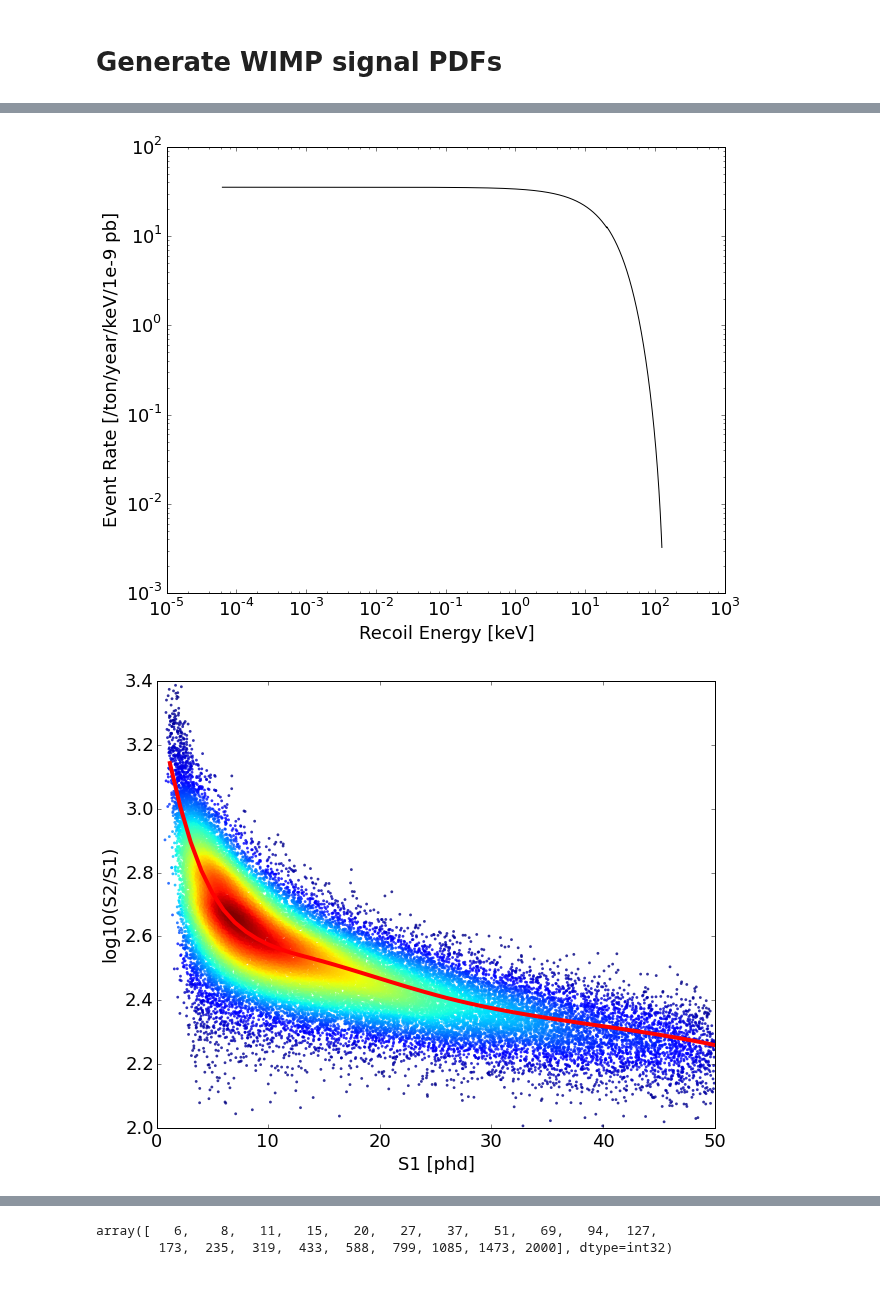
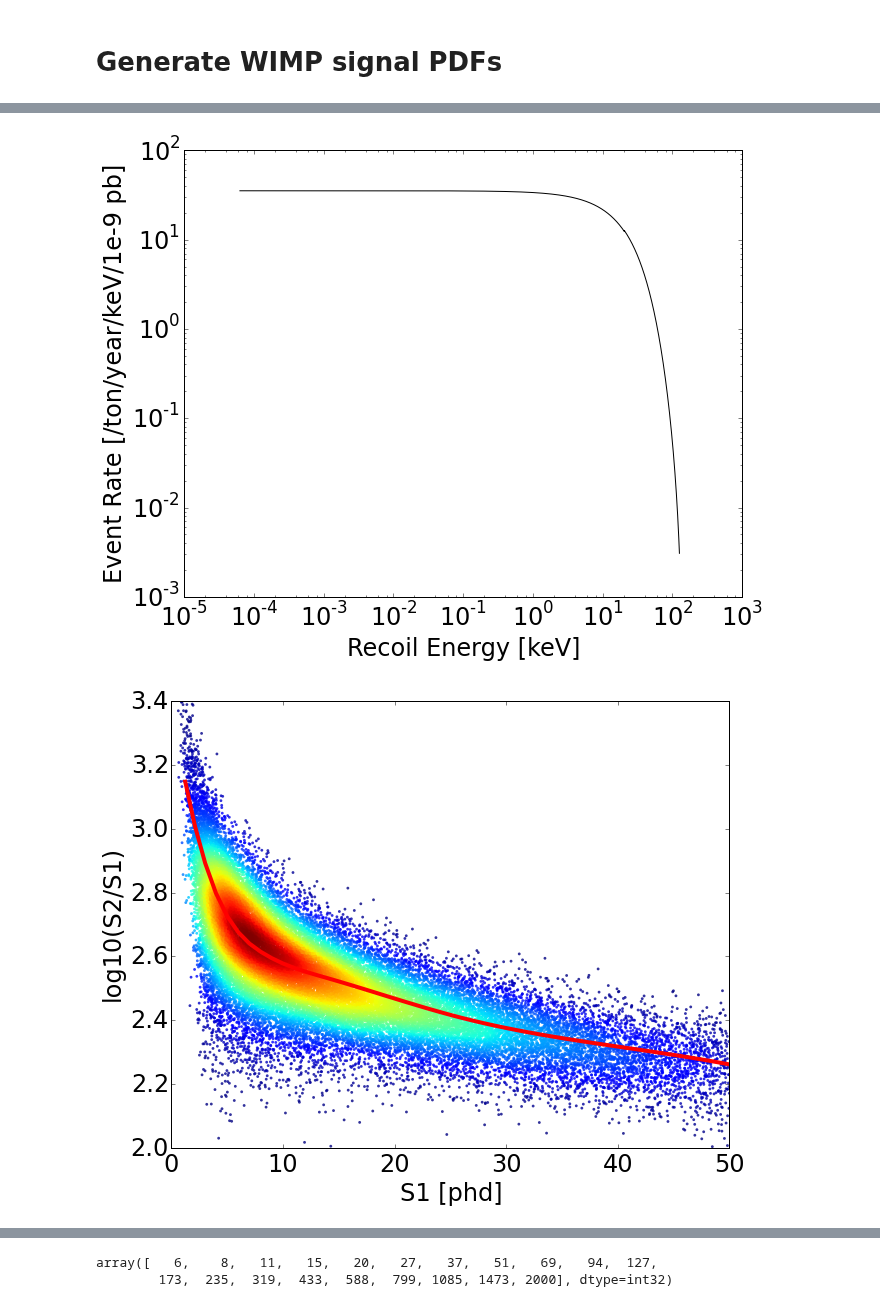
Before and after one commit to attdobi/iPyNb, a Jupyter notebook: PyNEST/PDF_visualizer.ipynb, the cells around one changed output, grey strips where cells are left out. Cells and saved outputs as stored; diff of their text form; code cells hidden in the pictures.

Commit message:
plot update

```diff
--- a/PyNEST/PDF_visualizer.ipynb
+++ b/PyNEST/PDF_visualizer.ipynb
@@ -53,7 +54,6 @@ plt.figure()
 scatterColor(S1_cut,log10(S2_cut/S1_cut))
 plt.xlabel('S1 [phd]')
 plt.ylabel('log10(S2/S1)')
-plt.rcParams.update({'font.size': 18})
 #plt.plot([S1_min,S1_min],[2,3.8],'-.m',linewidth=4)
 #plt.plot([S1_max,S1_max],[2,3.8],'-.m',linewidth=4)
 plot(S1_bin_cen_n,sNR(S1_bin_cen_n),'-r',linewidth=4)
@@ -86,7 +86,7 @@ plt.figure()
 scatterColor(S1_cut,log10(S2_cut/S1_cut))
 plt.xlabel('S1 [phd]')
 plt.ylabel('log10(S2/S1)')
-plt.rcParams.update({'font.size': 18})
+plt.rcParams.update({'font.size': 24})
 #plt.plot([S1_min,S1_min],[2,3.8],'-.m',linewidth=4)
 #plt.plot([S1_max,S1_max],[2,3.8],'-.m',linewidth=4)
 plot(S1_bin_cen_n,sNR(S1_bin_cen_n),'-r',linewidth=4)
@@ -119,7 +119,7 @@ plt.figure()
 scatterColor(S1_cut,log10(S2_cut/S1_cut))
 plt.xlabel('S1 [phd]')
 plt.ylabel('log10(S2/S1)')
-plt.rcParams.update({'font.size': 18})
+plt.rcParams.update({'font.size': 24})
 #plt.plot([S1_min,S1_min],[2,3.8],'-.m',linewidth=4)
 #plt.plot([S1_max,S1_max],[2,3.8],'-.m',linewidth=4)
 plot(S1_bin_cen_n,sNR(S1_bin_cen_n),'-r',linewidth=4)
@@ -151,7 +151,7 @@ plt.figure()
 scatterColor(S1_cut,log10(S2_cut/S1_cut))
 plt.xlabel('S1 [phd]')
 plt.ylabel('log10(S2/S1)')
-plt.rcParams.update({'font.size': 18})
+plt.rcParams.update({'font.size': 24})
 #plt.plot([S1_min,S1_min],[2,3.8],'-.m',linewidth=4)
 #plt.plot([S1_max,S1_max],[2,3.8],'-.m',linewidth=4)
 plot(S1_bin_cen_n,sNR(S1_bin_cen_n),'-r',linewidth=4)
@@ -361,7 +295,7 @@ c5
 nSim=1e4
 
 #Generate WIMPs
-for mWmp,nSim in zip(int32([10,25,50,100]),int32([2e5,8e4,5e4,2e4])):
+for mWmp,nSim in zip(int32([10,25,50,100]),int32([2e5,8e4,4e4,2e4])):
     Nph, Ne, Ne_ext, S1_spike, S1, S2, S2_raw, NS1_coin, WmpRate, LZ_exposure_factor=WIMP2NphNe(mWmp=mWmp,nSim=nSim)
     # 1e-45 cm^2 cross section
     title='WIMP_M'+str(mWmp)
@@ -375,7 +309,7 @@ for mWmp,nSim in zip(int32([10,25,50,100]),int32([2e5,8e4,5e4,2e4])):
     scatterColor(S1_cut,log10(S2_cut/S1_cut))
     plt.xlabel('S1 [phd]')
     plt.ylabel('log10(S2/S1)')
-    plt.rcParams.update({'font.size': 18})
+    plt.rcParams.update({'font.size': 24})
     #plt.plot([S1_min,S1_min],[2,3.8],'-.m',linewidth=4)
     #plt.plot([S1_max,S1_max],[2,3.8],'-.m',linewidth=4)
     plot(S1_bin_cen_n,sNR(S1_bin_cen_n),'-r',linewidth=4)
@@ -398,2 +332,2 @@ LZ exposure factor per pb = 1.95339e-09
-[figure, old version]
+[figure, new version]
-[figure, old version]
+[figure, new version]
```
Also changed, not shown: parts of 9 cells of this notebook, 8 other files.
